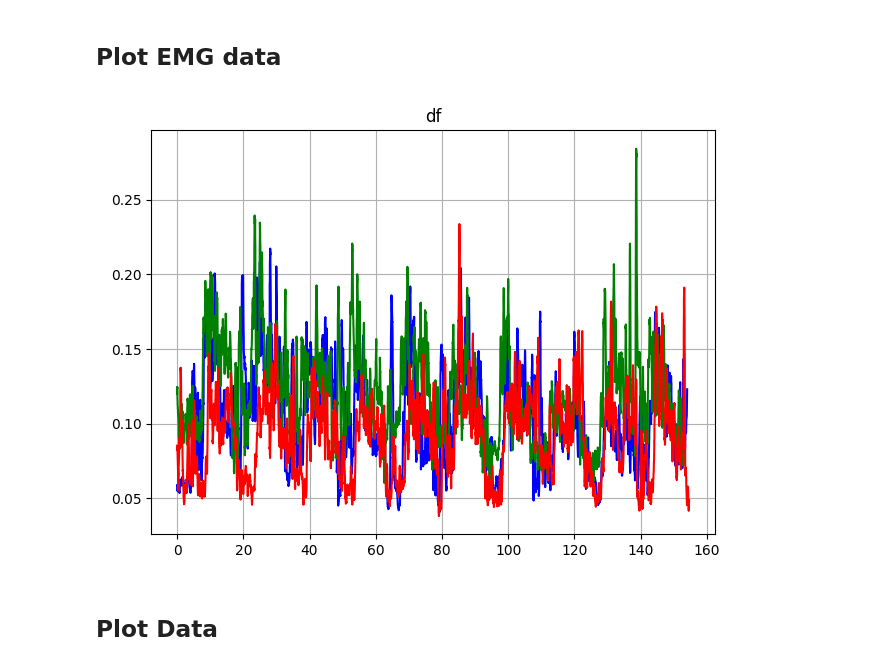
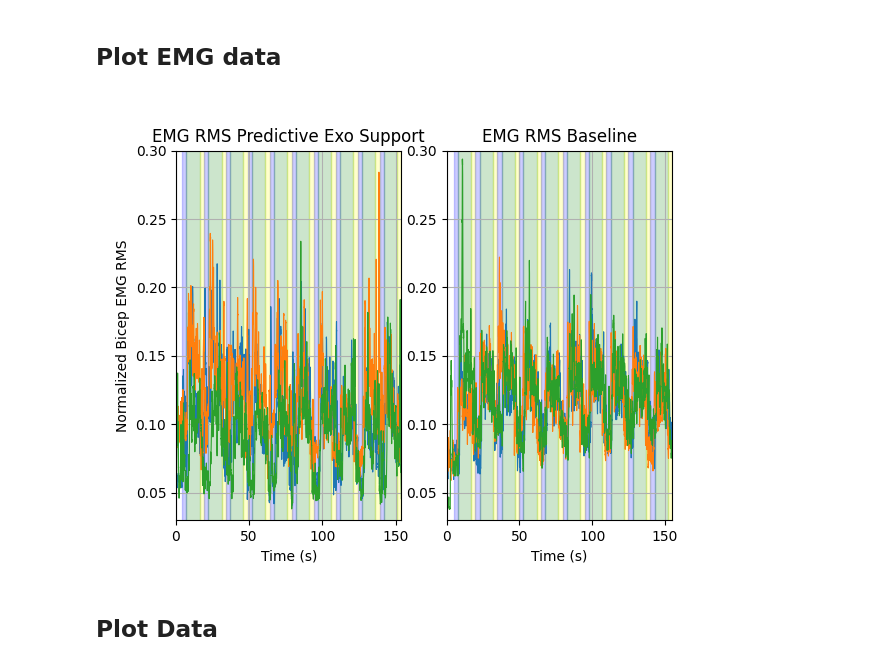
Before and after one commit to Cyberjin7/master_thesis, a Jupyter notebook: analysis/unloading_analysis.ipynb, the cells around one changed output. Drawn from its saved outputs; the diff is of its cells as text; code cells hidden in the pictures.

Commit message:
Draw trial backgrounds for plots

```diff
--- a/analysis/unloading_analysis.ipynb
+++ b/analysis/unloading_analysis.ipynb
@@ -203,13 +203,22 @@ trial_type_dflist[0]
 | 29 | 1.686747e+09 | 29 | 1686747330 | 859126700 | NaN | unload |
 # %% [markdown]
 ## Plot EMG data
-# %%
-fig, ax = plt.subplots()
-ax.plot(trial_rms_dflist[0]['Time'] - trial_rms_dflist[0]['Time'].iloc[0], trial_rms_dflist[0]['data']/mvc_max, color='blue')
-ax.plot(trial_rms_dflist[1]['Time'] - trial_rms_dflist[1]['Time'].iloc[0], trial_rms_dflist[1]['data']/mvc_max, color='green')
-ax.plot(trial_rms_dflist[2]['Time'] - trial_rms_dflist[2]['Time'].iloc[0], trial_rms_dflist[2]['data']/mvc_max, color='red')
-ax.set_title('df')
-ax.grid()
-plt.tight_layout()
-# %% [output]
-[figure, removed]
+# %%
+def draw_background(axis, type_array, rms_array):
+    time = type_array['Time'].to_numpy()
+    trial_type = type_array['type'].to_numpy()
+
+    trial_times = []
+    for i in range(time.size):
+        if i == time.size - 1:
+            trial_times.append([time[i] - rms_array['Time'].iloc[0], rms_array['Time'].iloc[-1] - rms_array['Time'].iloc[0]])
+        else:
+            trial_times.append([time[i] - rms_array['Time'].iloc[0], time[i+1] - rms_array['Time'].iloc[0]])
+
+    for i in range(time.size):
+        if trial_type[i] == 'rest':
+            axis.fill_between(trial_times[i], 0, 1, alpha=0.2, color='blue')
+        elif trial_type[i] == 'load':
+            axis.fill_between(trial_times[i], 0, 1, alpha=0.2, color='green')
+        elif trial_type[i] == 'unload':
+            axis.fill_between(trial_times[i], 0, 1, alpha=0.2, color='yellow')
@@ -216,3 +235,42 @@ plt.tight_layout()
+# %%
+plt.close('all')
+fig, ax = plt.subplots(1, 2)
+ax[0].plot(trial_rms_dflist[0]['Time'] - trial_rms_dflist[0]['Time'].iloc[0], trial_rms_dflist[0]['data']/mvc_max, linewidth=0.8)
+ax[0].plot(trial_rms_dflist[1]['Time'] - trial_rms_dflist[1]['Time'].iloc[0], trial_rms_dflist[1]['data']/mvc_max, linewidth=0.8)
+ax[0].plot(trial_rms_dflist[2]['Time'] - trial_rms_dflist[2]['Time'].iloc[0], trial_rms_dflist[2]['data']/mvc_max, linewidth=0.8)
+
+
+draw_background(ax[0], trial_type_dflist[0], trial_rms_dflist[0])
+# for i in range(time.size):
+#     if trial_type[i] == 'rest':
+#         ax[0].fill_between(trial_times[i], 0, 1, alpha=0.2, color='blue')
+#     elif trial_type[i] == 'load':
+#         ax[0].fill_between(trial_times[i], 0, 1, alpha=0.2, color='green')
+#     elif trial_type[i] == 'unload':
+#         ax[0].fill_between(trial_times[i], 0, 1, alpha=0.2, color='yellow')
+
+ax[0].set_ylim([0.03, 0.3])
+ax[0].set_xlim([0, trial_rms_dflist[0]['Time'].iloc[-1] - trial_rms_dflist[0]['Time'].iloc[0]])
+ax[0].set_title('EMG RMS Predictive Exo Support')
+ax[0].set_ylabel('Normalized Bicep EMG RMS')
+ax[0].set_xlabel('Time (s)')
+ax[0].grid()
+
+ax[1].plot(baseline_rms_dflist[0]['Time'] - baseline_rms_dflist[0]['Time'].iloc[0], baseline_rms_dflist[0]['data']/mvc_max, linewidth=0.8)
+ax[1].plot(baseline_rms_dflist[1]['Time'] - baseline_rms_dflist[1]['Time'].iloc[0], baseline_rms_dflist[1]['data']/mvc_max, linewidth=0.8)
+ax[1].plot(baseline_rms_dflist[2]['Time'] - baseline_rms_dflist[2]['Time'].iloc[0], baseline_rms_dflist[2]['data']/mvc_max, linewidth=0.8)
+
+draw_background(ax[1], baseline_type_dflist[0], baseline_rms_dflist[0])
+
+ax[1].set_ylim([0.03, 0.3])
+ax[1].set_xlim([0, baseline_rms_dflist[0]['Time'].iloc[-1] - baseline_rms_dflist[0]['Time'].iloc[0]])
+ax[1].set_title('EMG RMS Baseline')
+ax[1].set_xlabel('Time (s)')
+ax[1].grid()
+
+# plt.tight_layout()
+# %% [output]
+[figure, added]
 # %% [markdown]
 ## Plot Data
 # %% [markdown]
```
Also changed, not shown: parts of 1 cell of this notebook.
